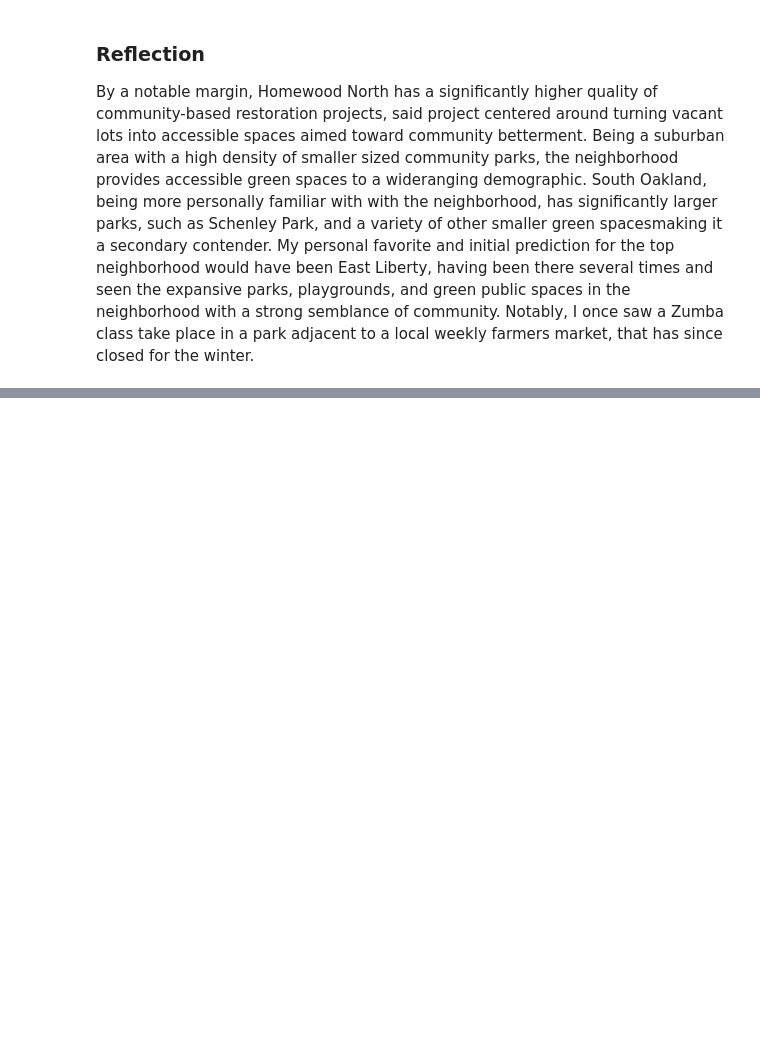
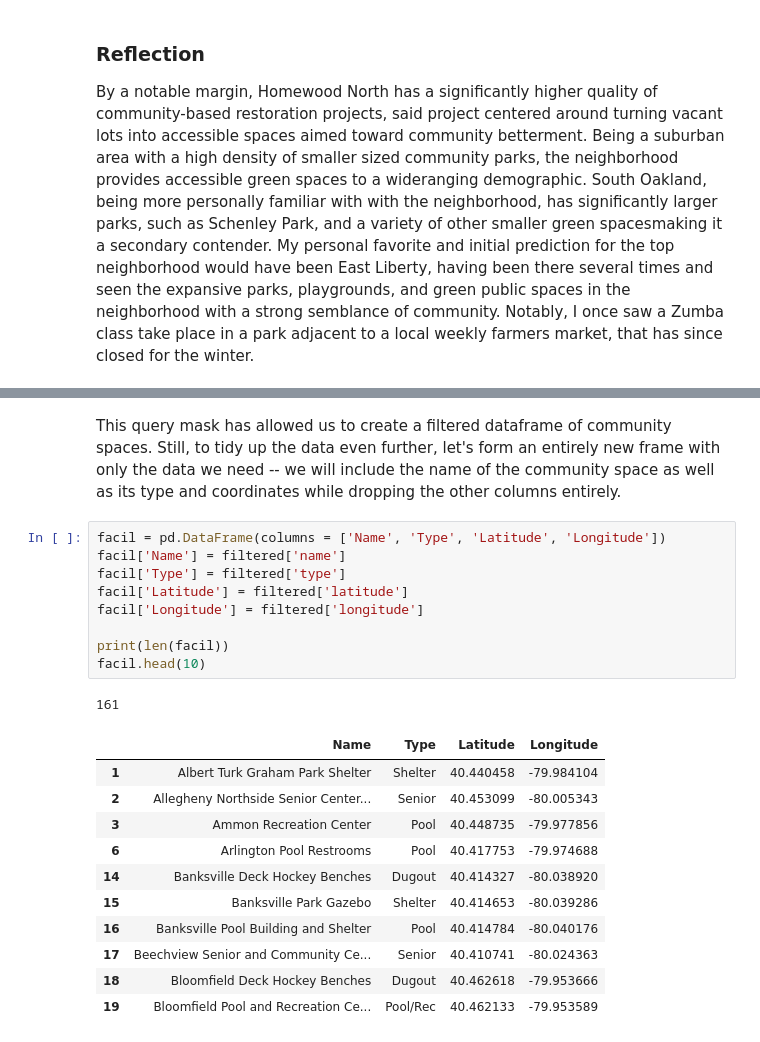
Before and after one commit to riv1ere/Final-Project, a Jupyter notebook: Joint-Notebook.ipynb, the cells around one changed output, grey strips where cells are left out. Cells and saved outputs as stored; diff of their text form; blank space fills up the shorter version.

```diff
--- a/Joint-Notebook.ipynb
+++ b/Joint-Notebook.ipynb
@@ -131,0 +183,24 @@ By a notable margin, Homewood North has a significantly higher quality of commun
+# %% [markdown]
+This query mask has allowed us to create a filtered dataframe of community spaces. Still, to tidy up the data even further, let's form an entirely new frame with only the data we need -- we will include the name of the community space as well as its type and coordinates while dropping the other columns entirely.
+# %%
+facil = pd.DataFrame(columns = ['Name', 'Type', 'Latitude', 'Longitude'])
+facil['Name'] = filtered['name']
+facil['Type'] = filtered['type']
+facil['Latitude'] = filtered['latitude']
+facil['Longitude'] = filtered['longitude']
+
+print(len(facil))
+facil.head(10)
+# %% [output]
+161
+|  | Name | Type | Latitude | Longitude |
+| 1 | Albert Turk Graham Park Shelter | Shelter | 40.440458 | -79.984104 |
+| 2 | Allegheny Northside Senior Center... | Senior | 40.453099 | -80.005343 |
+| 3 | Ammon Recreation Center | Pool | 40.448735 | -79.977856 |
+| 6 | Arlington Pool Restrooms | Pool | 40.417753 | -79.974688 |
+| 14 | Banksville Deck Hockey Benches | Dugout | 40.414327 | -80.038920 |
+| 15 | Banksville Park Gazebo | Shelter | 40.414653 | -80.039286 |
+| 16 | Banksville Pool Building and Shelter | Pool | 40.414784 | -80.040176 |
+| 17 | Beechview Senior and Community Ce... | Senior | 40.410741 | -80.024363 |
+| 18 | Bloomfield Deck Hockey Benches | Dugout | 40.462618 | -79.953666 |
+| 19 | Bloomfield Pool and Recreation Ce... | Pool/Rec | 40.462133 | -79.953589 |
```
Also changed, not shown: parts of 13 cells of this notebook.
